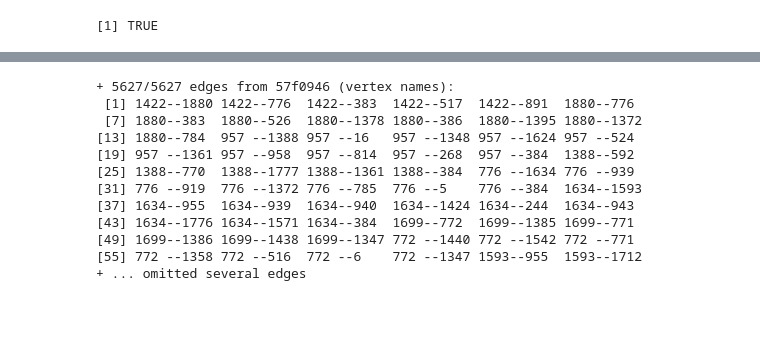
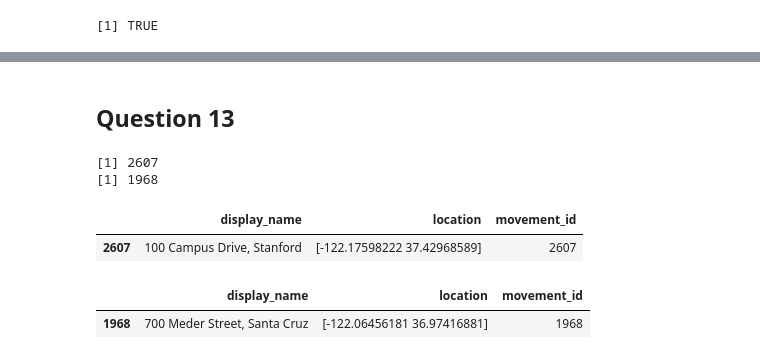
Before and after one commit to maithilibhide/ECE232, a Jupyter notebook: Project5/Uber_Graph.ipynb, the cells around one changed output, grey strips where cells are left out. Drawn from its saved outputs; the diff is of its cells as text; code cells hidden in the pictures; blank space fills up the shorter version.

```diff
--- a/Project5/Uber_Graph.ipynb
+++ b/Project5/Uber_Graph.ipynb
@@ -456,0 +505,16 @@ is.simple(denaulay)
+# %% [markdown]
+<h2>Question 13</h2>
+# %%
+print(which(geo_data[[1]] == "100 Campus Drive, Stanford"))
+print(which(geo_data[[1]] == "700 Meder Street, Santa Cruz"))
+# %% [output]
+[1] 2607
+[1] 1968
+# %%
+geo_data[2607, ]
+geo_data[1968, ]
+# %% [output]
+|  | display_name | location | movement_id |
+| 2607 | 100 Campus Drive, Stanford | [-122.17598222 37.42968589] | 2607 |
+|  | display_name | location | movement_id |
+| 1968 | 700 Meder Street, Santa Cruz | [-122.06456181 36.97416881] | 1968 |
@@ -457,15 +526,2 @@ is.simple(denaulay)
 # %%
-E(denaulay)
+E(denaulay)$capacity <- travel[[9]]*2
-# %% [output]
-+ 5627/5627 edges from 57f0946 (vertex names):
- [1] 1422--1880 1422--776  1422--383  1422--517  1422--891  1880--776
- [7] 1880--383  1880--526  1880--1378 1880--386  1880--1395 1880--1372
-[13] 1880--784  957 --1388 957 --16   957 --1348 957 --1624 957 --524
-[19] 957 --1361 957 --958  957 --814  957 --268  957 --384  1388--592
-[25] 1388--770  1388--1777 1388--1361 1388--384  776 --1634 776 --939
-[31] 776 --919  776 --1372 776 --785  776 --5    776 --384  1634--1593
-[37] 1634--955  1634--939  1634--940  1634--1424 1634--244  1634--943
-[43] 1634--1776 1634--1571 1634--384  1699--772  1699--1385 1699--771
-[49] 1699--1386 1699--1438 1699--1347 772 --1440 772 --1542 772 --771
-[55] 772 --1358 772 --516  772 --6    772 --1347 1593--955  1593--1712
-+ ... omitted several edges
```
Also changed, not shown: parts of 37 cells of this notebook, 1 other file.
